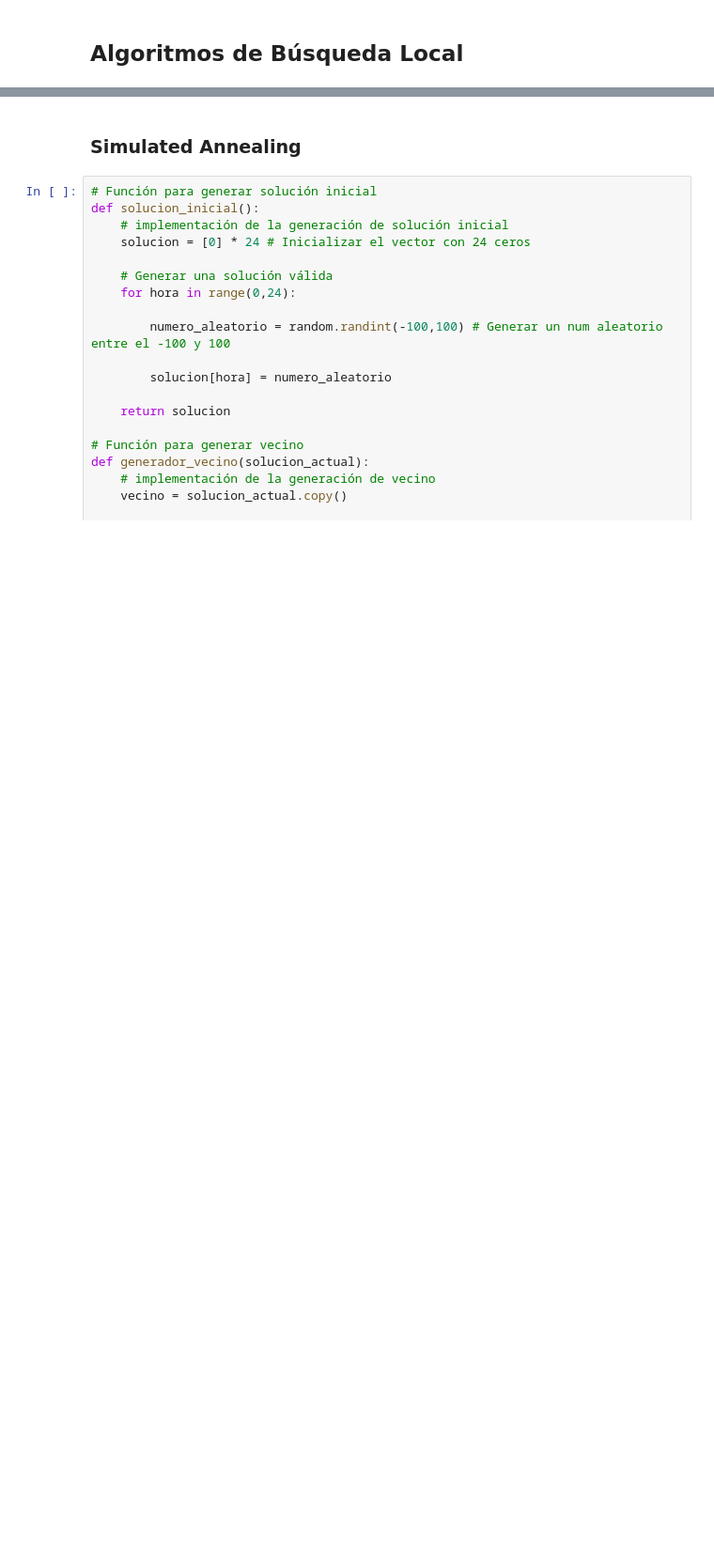
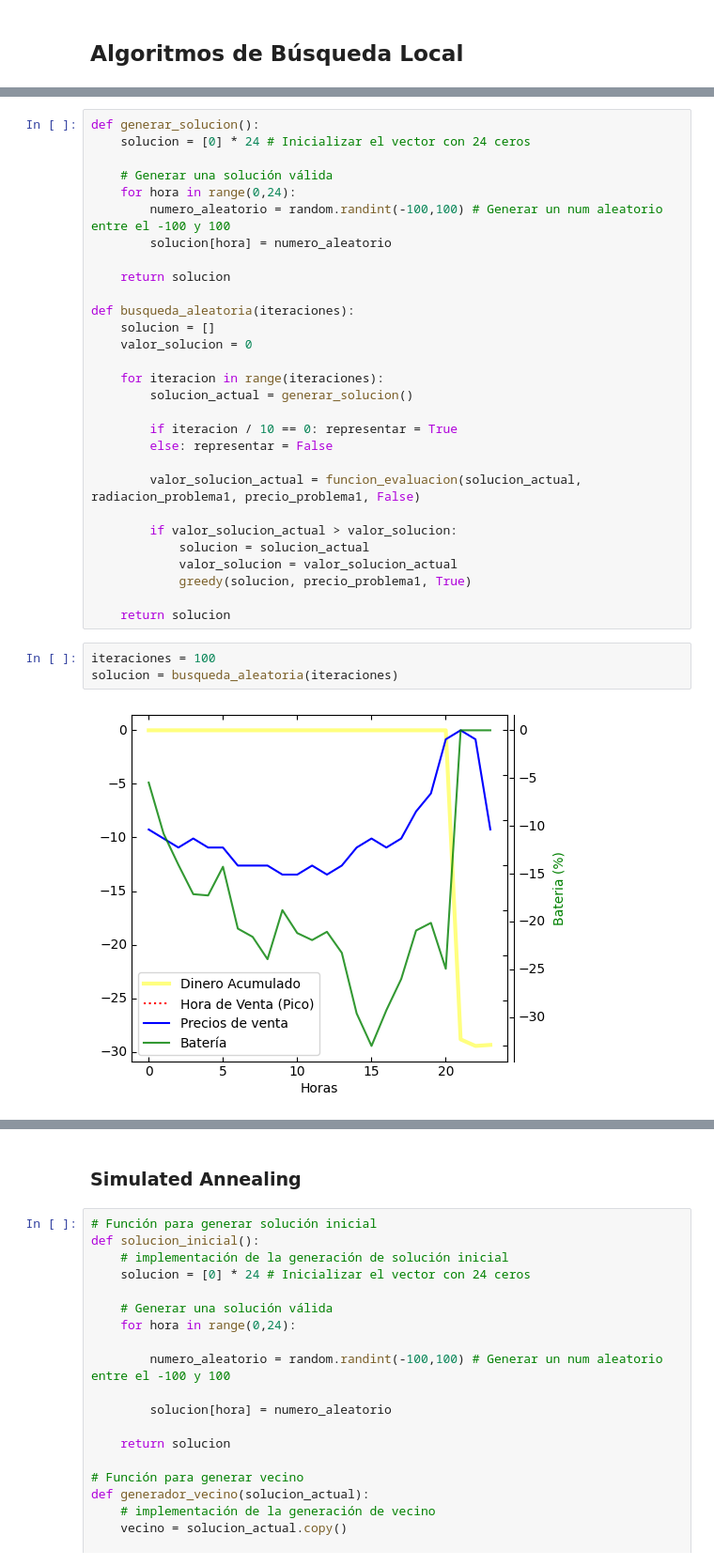
Before and after one commit to GrunCrow/Optimization_Solar_Plant, a Jupyter notebook: 1_Environments_and_Trajectories/notebook.ipynb, the cells around one changed output, grey strips where cells are left out. Shown at 94% size. Drawn from its saved outputs; the diff is of its cells as text; blank space fills up the shorter version.

```diff
--- a/1_Environments_and_Trajectories/notebook.ipynb
+++ b/1_Environments_and_Trajectories/notebook.ipynb
@@ -222,0 +287,34 @@ greedy(radiacion, precio)
+# %%
+def generar_solucion():
+    solucion = [0] * 24 # Inicializar el vector con 24 ceros
+
+    # Generar una solución válida
+    for hora in range(0,24):
+        numero_aleatorio = random.randint(-100,100) # Generar un num aleatorio entre el -100 y 100
+        solucion[hora] = numero_aleatorio
+
+    return solucion
+
+def busqueda_aleatoria(iteraciones):
+    solucion = []
+    valor_solucion = 0
+
+    for iteracion in range(iteraciones):
+        solucion_actual = generar_solucion()
+
+        if iteracion / 10 == 0: representar = True
+        else: representar = False
+
+        valor_solucion_actual = funcion_evaluacion(solucion_actual, radiacion_problema1, precio_problema1, False)
+
+        if valor_solucion_actual > valor_solucion:
+            solucion = solucion_actual
+            valor_solucion = valor_solucion_actual
+            greedy(solucion, precio_problema1, True)
+
+    return solucion
+# %%
+iteraciones = 100
+solucion = busqueda_aleatoria(iteraciones)
+# %% [output]
+[figure, added]
```
Also changed, not shown: parts of 12 cells of this notebook.
